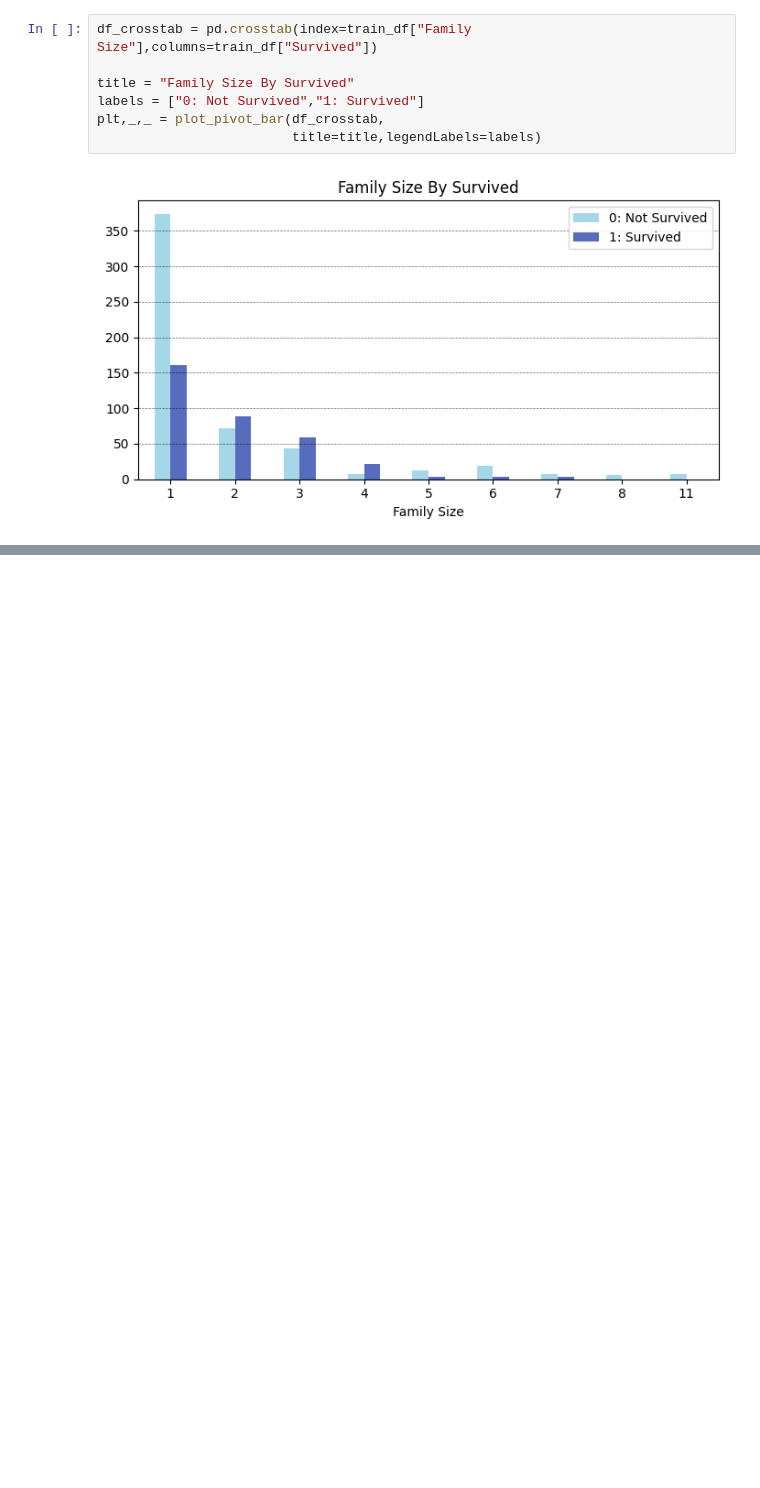
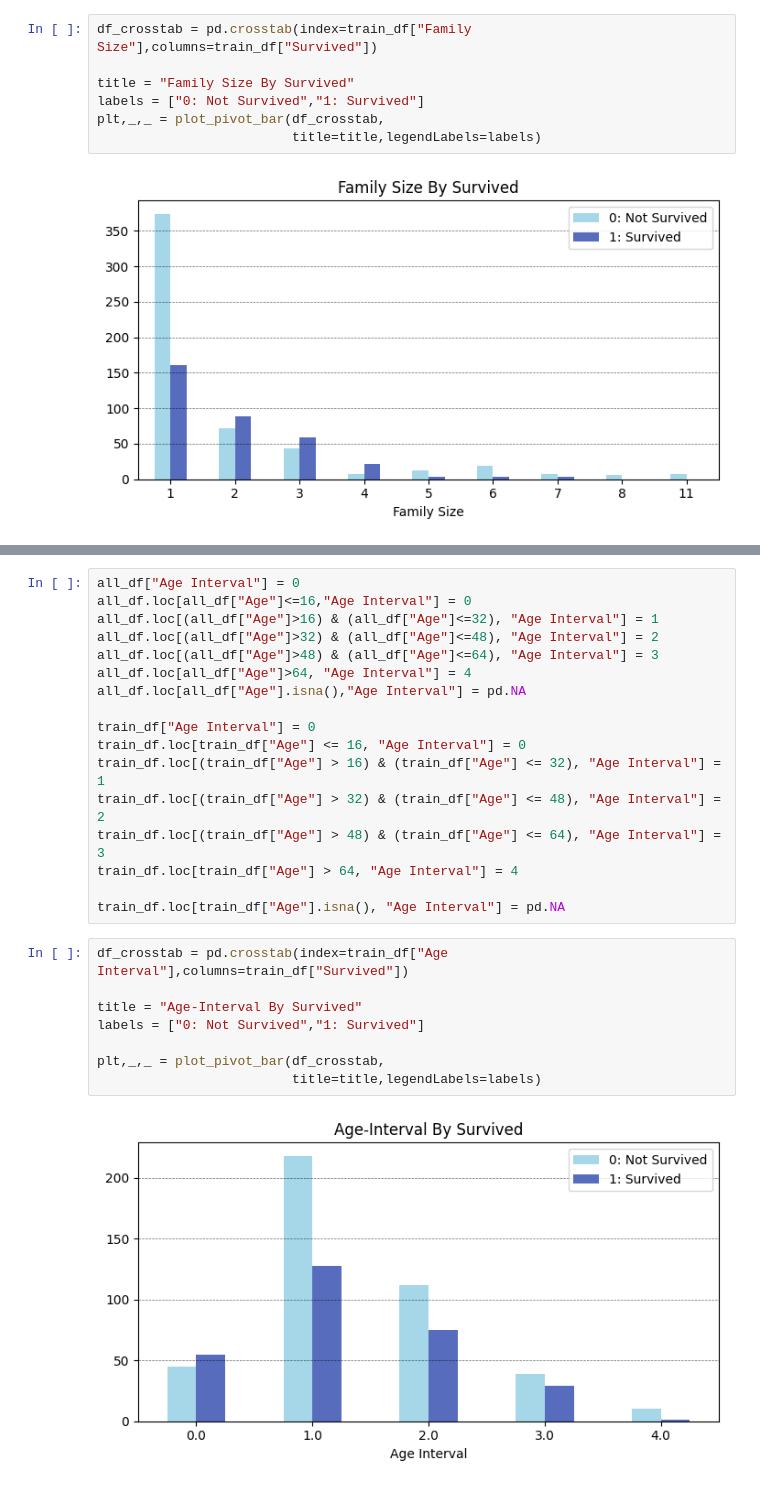
Before and after one commit to powernusa/titanic-eda, a Jupyter notebook: titanic_eda.ipynb, the cells around one changed output, grey strips where cells are left out. Saved outputs shown, nothing was run; the diff lists cells and outputs as text; blank space fills up the shorter version.

Commit message:
feat: 4H. Age Interval By Survived

```diff
--- a/titanic_eda.ipynb
+++ b/titanic_eda.ipynb
@@ -410,0 +438,27 @@ plt,_,_ = plot_pivot_bar(df_crosstab,
+# %%
+all_df["Age Interval"] = 0
+all_df.loc[all_df["Age"]<=16,"Age Interval"] = 0
+all_df.loc[(all_df["Age"]>16) & (all_df["Age"]<=32), "Age Interval"] = 1
+all_df.loc[(all_df["Age"]>32) & (all_df["Age"]<=48), "Age Interval"] = 2
+all_df.loc[(all_df["Age"]>48) & (all_df["Age"]<=64), "Age Interval"] = 3
+all_df.loc[all_df["Age"]>64, "Age Interval"] = 4
+all_df.loc[all_df["Age"].isna(),"Age Interval"] = pd.NA
+
+train_df["Age Interval"] = 0
+train_df.loc[train_df["Age"] <= 16, "Age Interval"] = 0
+train_df.loc[(train_df["Age"] > 16) & (train_df["Age"] <= 32), "Age Interval"] = 1
+train_df.loc[(train_df["Age"] > 32) & (train_df["Age"] <= 48), "Age Interval"] = 2
+train_df.loc[(train_df["Age"] > 48) & (train_df["Age"] <= 64), "Age Interval"] = 3
+train_df.loc[train_df["Age"] > 64, "Age Interval"] = 4
+
+train_df.loc[train_df["Age"].isna(), "Age Interval"] = pd.NA
+# %%
+df_crosstab = pd.crosstab(index=train_df["Age Interval"],columns=train_df["Survived"])
+
+title = "Age-Interval By Survived"
+labels = ["0: Not Survived","1: Survived"]
+
+plt,_,_ = plot_pivot_bar(df_crosstab,
+                         title=title,legendLabels=labels)
+# %% [output]
+[figure, added]
```
Also changed, not shown: parts of 3 cells of this notebook.
